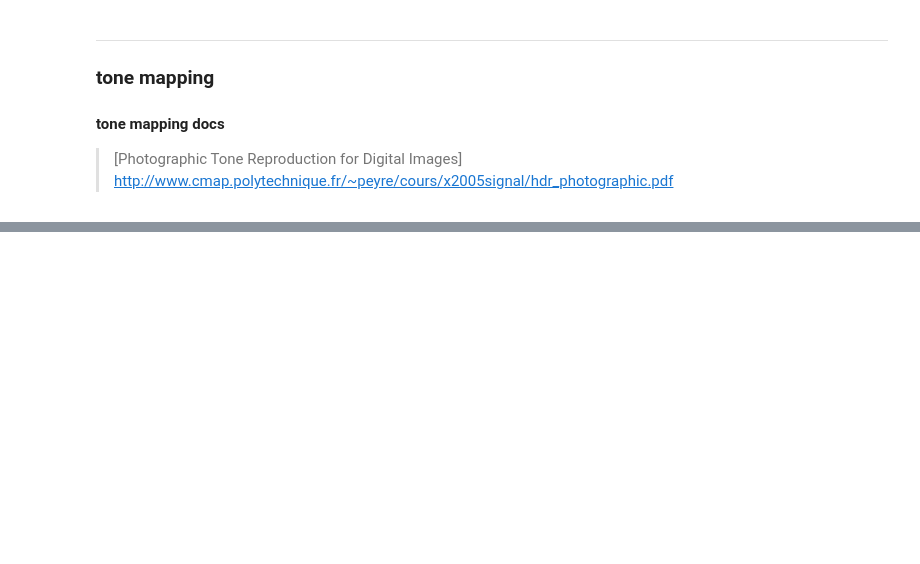
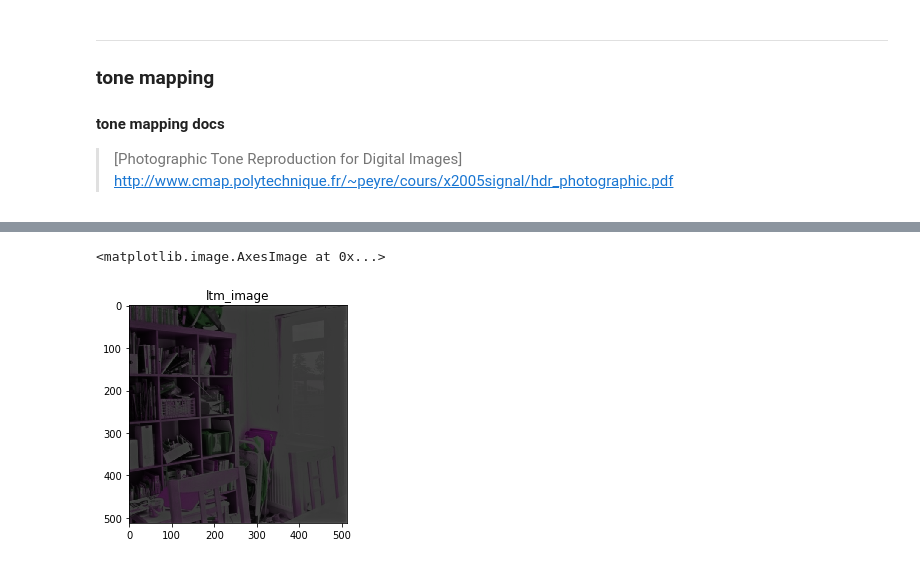
Before and after one commit to sycophant-stone/digital_image_base, a Jupyter notebook: fusion/hdr.ipynb, the cells around one changed output, grey strips where cells are left out. Drawn from its saved outputs; the diff is of its cells as text; code cells hidden in the pictures; blank space fills up the shorter version.

```diff
--- a/fusion/hdr.ipynb
+++ b/fusion/hdr.ipynb
@@ -579,0 +580,3 @@ TypeError: Image data cannot be converted to float
+# %%
+ltm_image=tone_mapping(rgb_fusion_image,"local",0.18,1e-6,1.5,8.0,0.05)
+ltm_image_array=np.array(ltm_image)
@@ -579,0 +593,7 @@ TypeError: Image data cannot be converted to float
+# %%
+plt.subplot(1, 1, 1)
+plt.title("ltm_image")
+plt.imshow(ltm_image_array)
+# %% [output]
+<matplotlib.image.AxesImage at 0x...>
+[figure, added]
```
Also changed, not shown: parts of 5 cells of this notebook.
